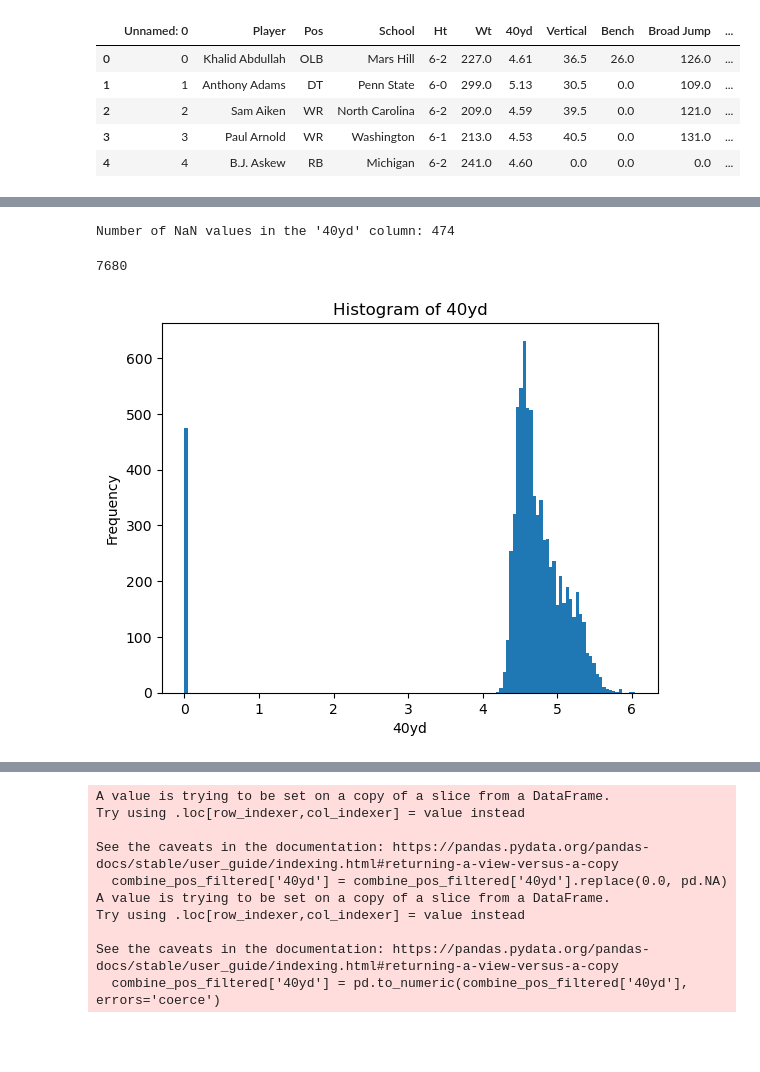
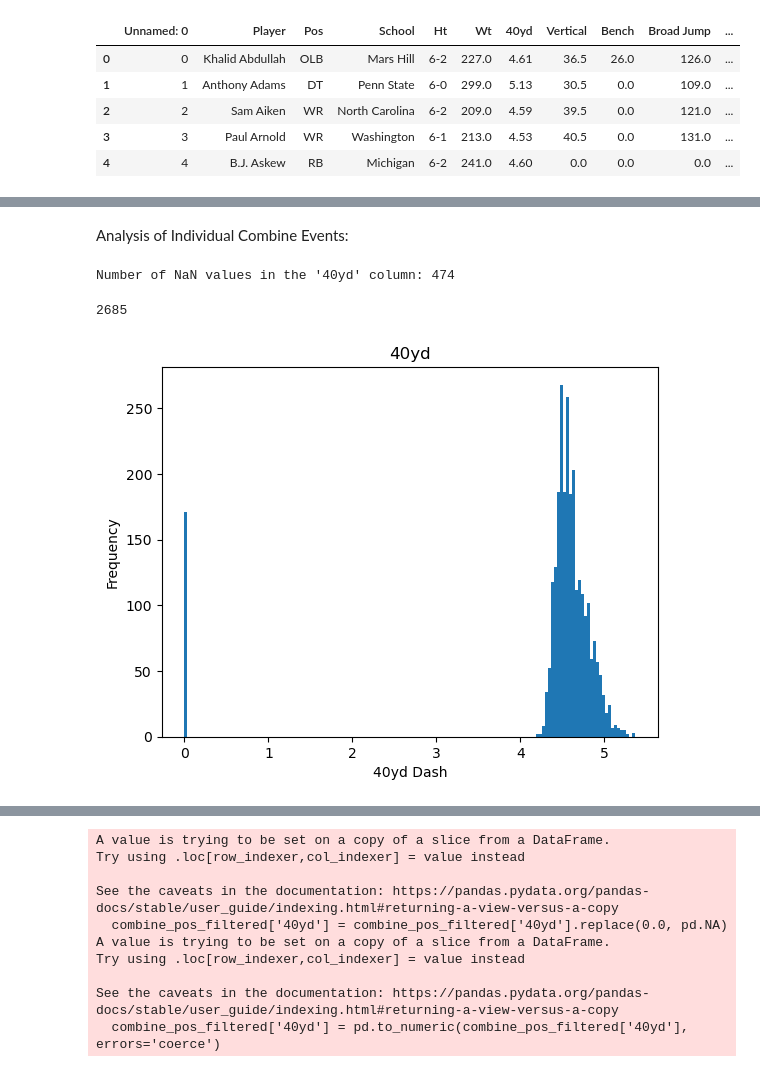
Before and after one commit to AiMO-MO-MO/Project-_FF, a Jupyter notebook: Summary.ipynb, the cells around one changed output, grey strips where cells are left out. Cells and saved outputs as stored; diff of their text form; code cells hidden in the pictures; blank space fills up the shorter version.

```diff
--- a/Summary.ipynb
+++ b/Summary.ipynb
@@ -34,3 +205,5 @@ combine_data.head()
+# %% [markdown]
+Analysis of Individual Combine Events:
 # %%
 zero_count = combine_data['40yd'].value_counts().get(0, 0)
 
@@ -38,18 +211,15 @@ print(f"Number of NaN values in the '40yd' column: {zero_count}")
 # %% [output]
 Number of NaN values in the '40yd' column: 474
 # %%
-# Assuming 'combine_pos' is your DataFrame
-combine_pos_flat = combine_data['40yd'].apply(lambda x: np.nan if isinstance(x, (list, tuple)) else x)
+combine_pos_flat = combine_pos['40yd'].apply(lambda x: np.nan if isinstance(x, (list, tuple)) else x)
 
-# Drop NaN values (if needed)
 print(combine_pos_flat.count())
 
-# Plot the histogram
 plt.hist(combine_pos_flat, bins='auto')
-plt.xlabel('40yd')
+plt.xlabel('40yd Dash')
 plt.ylabel('Frequency')
-plt.title('Histogram of 40yd')
+plt.title('40yd')
 plt.show()
 # %% [output]
-7680
+2685
-[figure, old version]
+[figure, new version]
```
Also changed, not shown: parts of 40 cells of this notebook.
